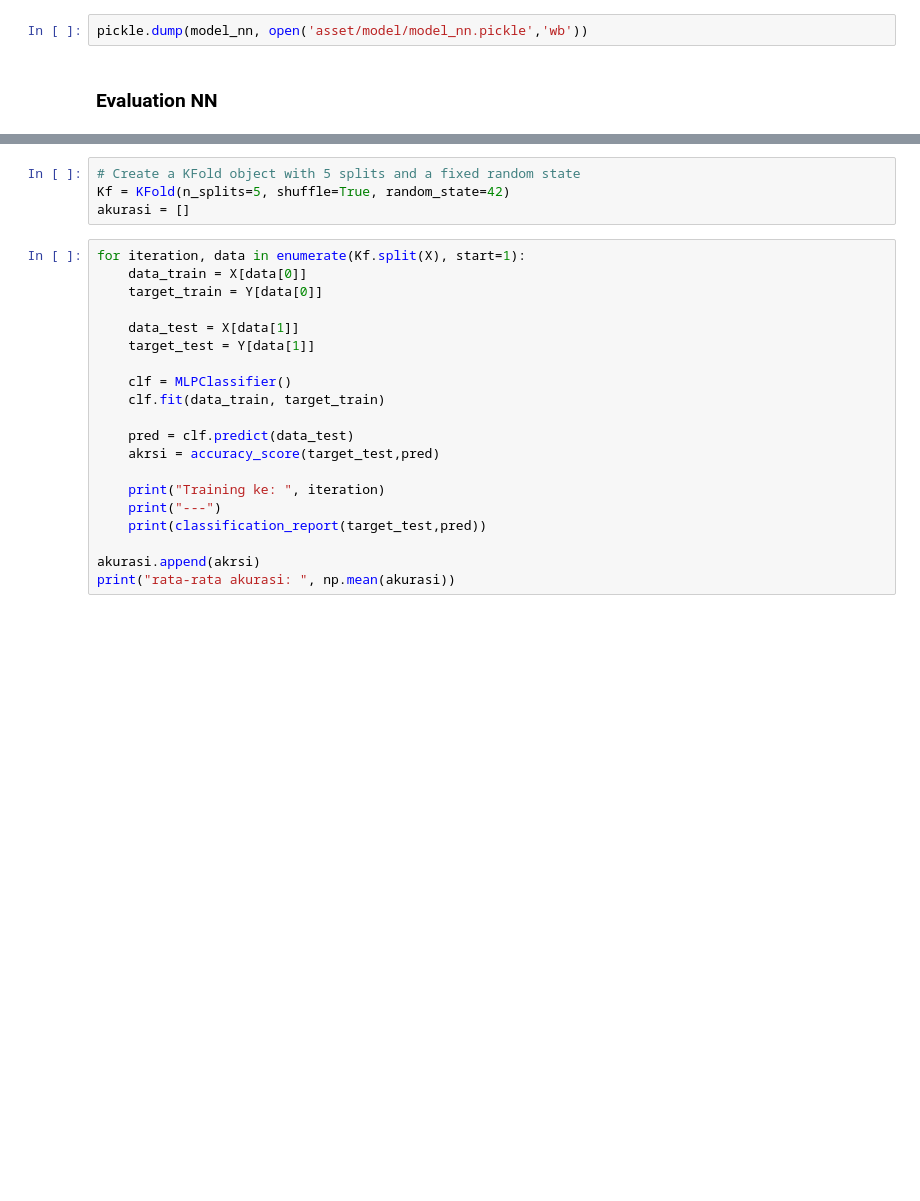
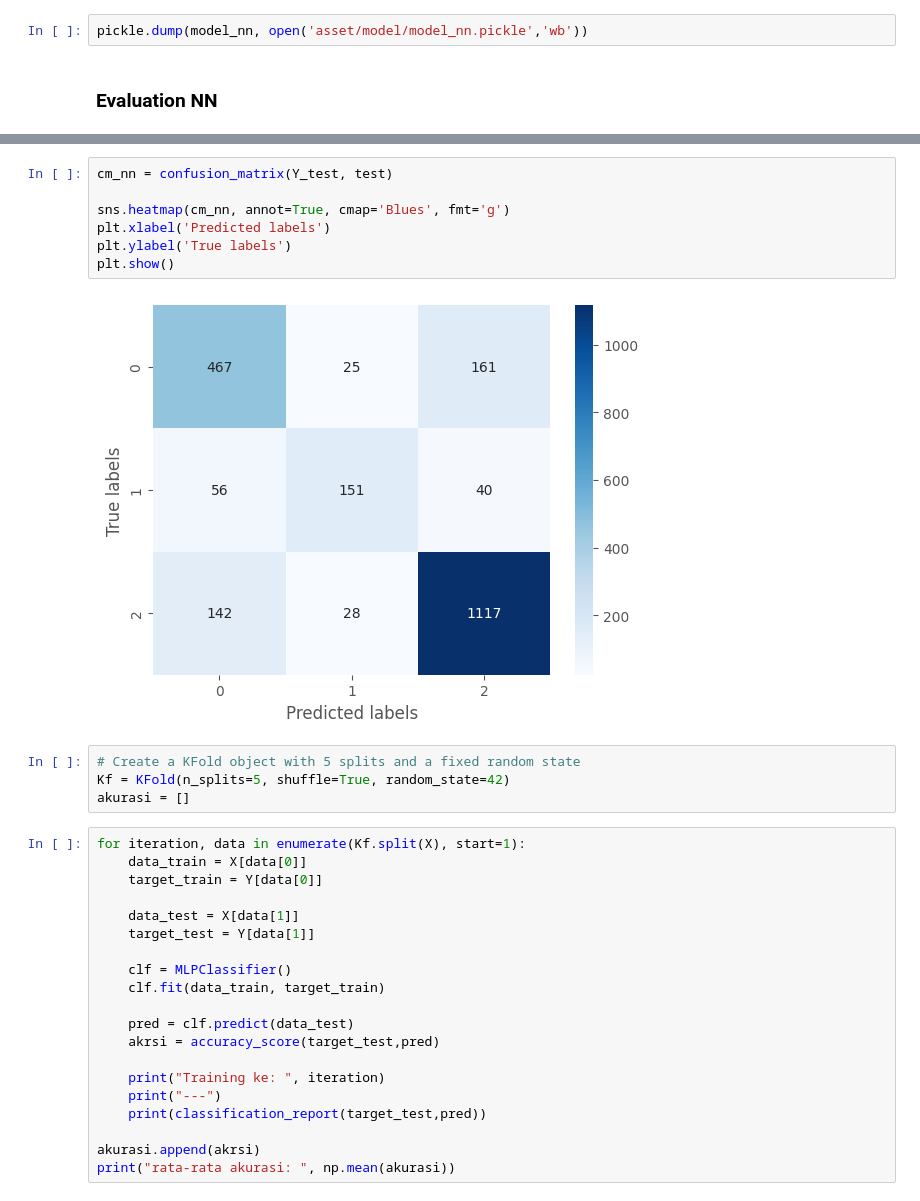
Before and after one commit to taufiqrohmand/Sentiment-Analysis, a Jupyter notebook: Model Training.ipynb, the cells around one changed output, grey strips where cells are left out. Drawn from its saved outputs; the diff is of its cells as text; blank space fills up the shorter version.

```diff
--- a/Model Training.ipynb
+++ b/Model Training.ipynb
@@ -157,3 +161,12 @@ weighted avg       0.78      0.78      0.78      2187
+# %%
+cm_nn = confusion_matrix(Y_test, test)
+
+sns.heatmap(cm_nn, annot=True, cmap='Blues', fmt='g')
+plt.xlabel('Predicted labels')
+plt.ylabel('True labels')
+plt.show()
+# %% [output]
+[figure, added]
 # %%
 # Create a KFold object with 5 splits and a fixed random state
 Kf = KFold(n_splits=5, shuffle=True, random_state=42)
```
Also changed, not shown: parts of 11 cells of this notebook, 6 other files.
